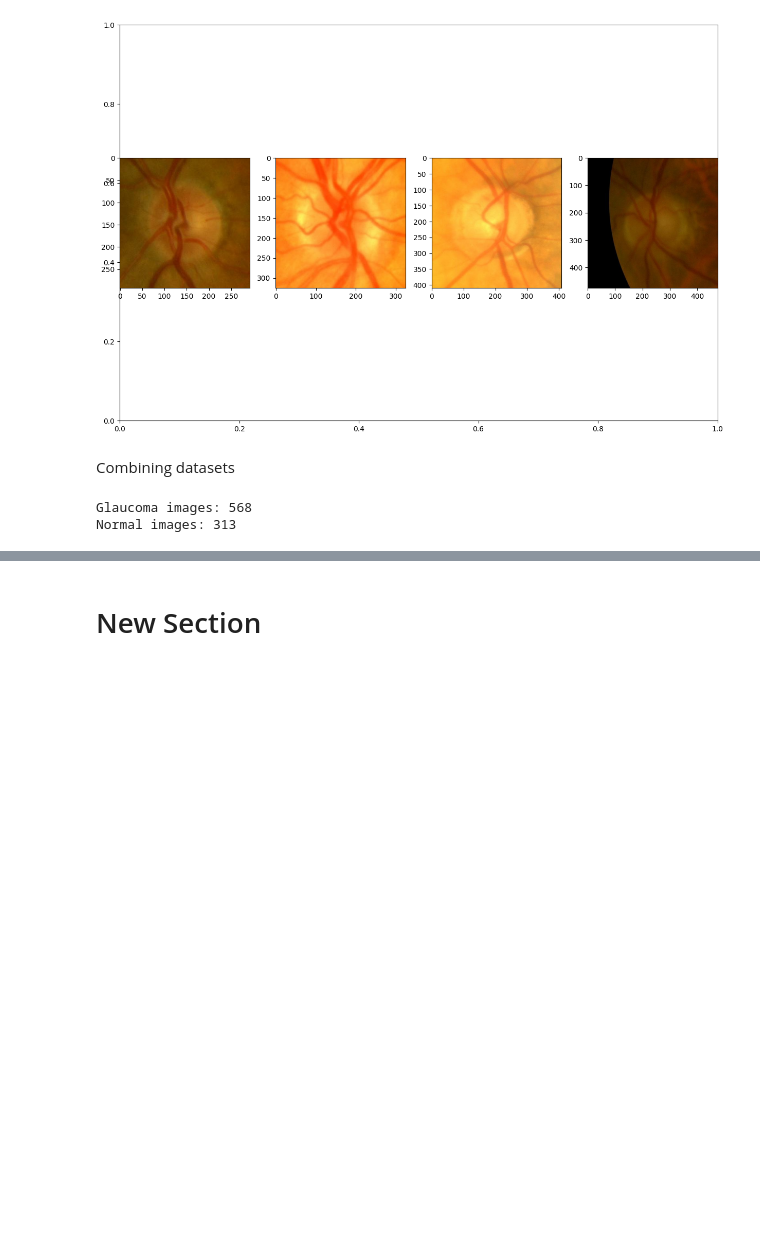
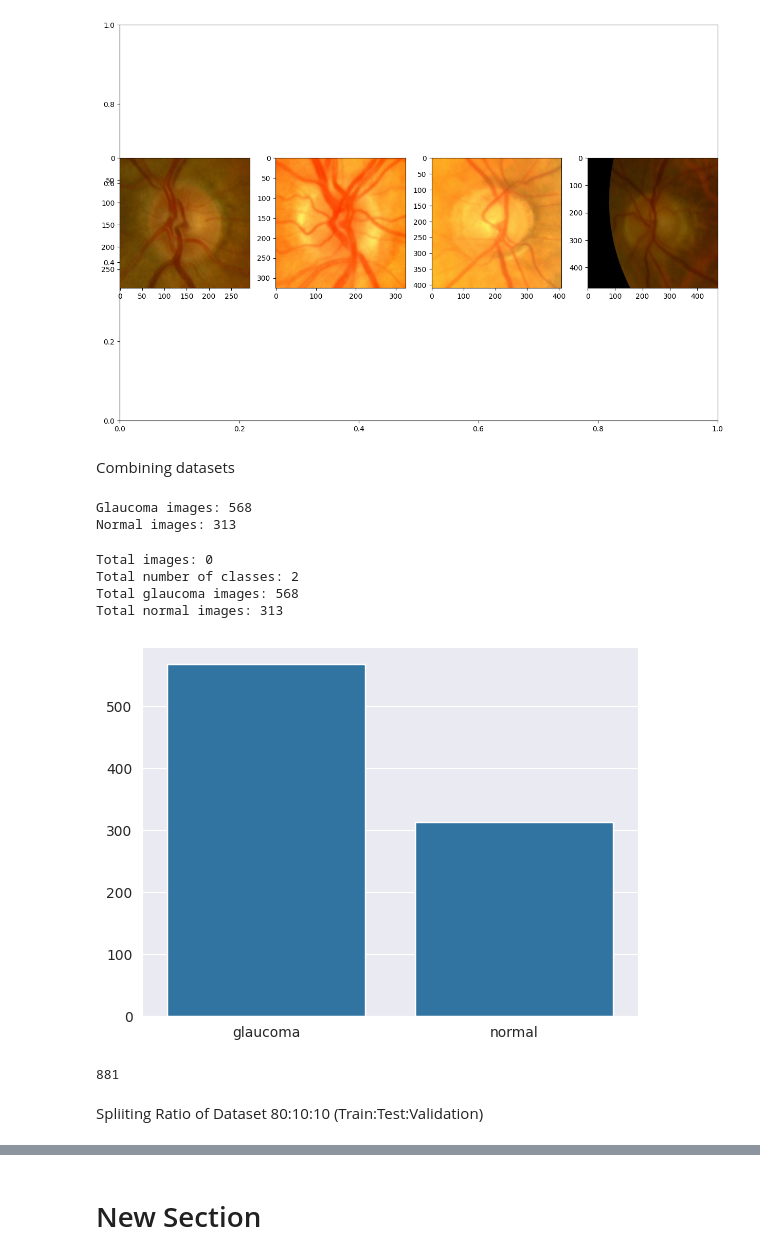
Before and after one commit to KUDUPUDIMOUNIKA/Glaucomo_Detection, a Jupyter notebook: GlaucomoDetection.ipynb, the cells around one changed output, grey strips where cells are left out. Cells and saved outputs as stored; diff of their text form; code cells hidden in the pictures; blank space fills up the shorter version.

```diff
--- a/GlaucomoDetection.ipynb
+++ b/GlaucomoDetection.ipynb
@@ -225,3 +225,38 @@ print("Normal images:", len(os.listdir(n_dest)))
 # %% [output]
 Glaucoma images: 568
 Normal images: 313
+# %%
+from pathlib import Path
+base_dir = '/content/drive/MyDrive/datasets/combine'
+base_dir = Path(base_dir)
+
+glaucoma = [fn for fn in os.listdir(f'/content/combine/glaucoma/')]
+normal = [fn for fn in os.listdir(f'/content/combine/normal')]
+data=[glaucoma,normal]
+dataset_classes =['glaucoma','normal']
+
+image_count = len(list(base_dir.glob('*/*.jpg')))+len(list(base_dir.glob('*/*.png')))
+print(f'Total images: {image_count}')
+print(f'Total number of classes: {len(dataset_classes)}')
+count = 0
+data_count = []
+for x in dataset_classes:
+  print(f'Total {x} images: {len(data[count])}')
+  data_count.append(len(data[count]))
+  count += 1
+
+sns.set_style('darkgrid')
+sns.barplot(x=dataset_classes, y=data_count)
+plt.show()
+# %% [output]
+Total images: 0
+Total number of classes: 2
+Total glaucoma images: 568
+Total normal images: 313
+[figure, added]
+# %%
+print(568+313)
+# %% [output]
+881
+# %% [markdown]
+Spliiting Ratio of Dataset 80:10:10 (Train:Test:Validation)
```
Also changed, not shown: parts of 3 cells of this notebook.
